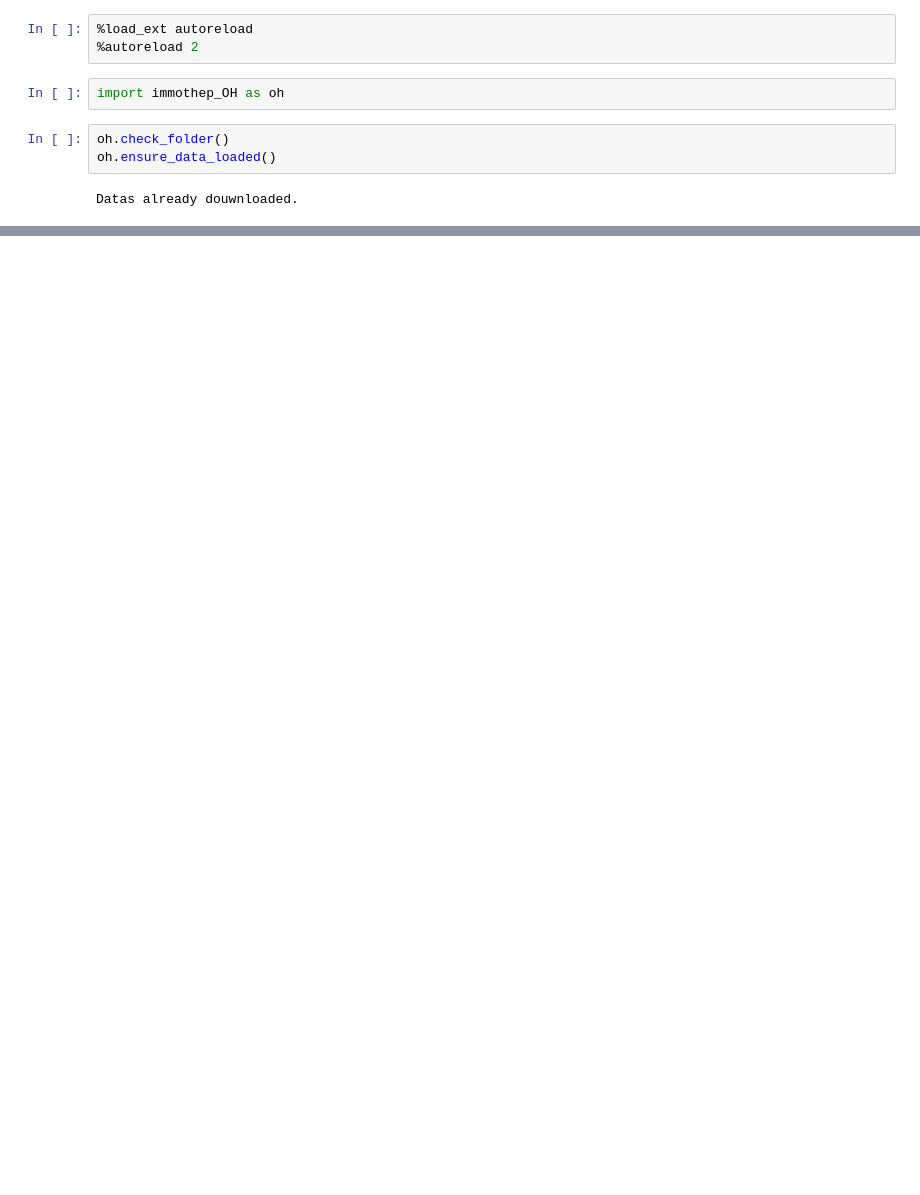
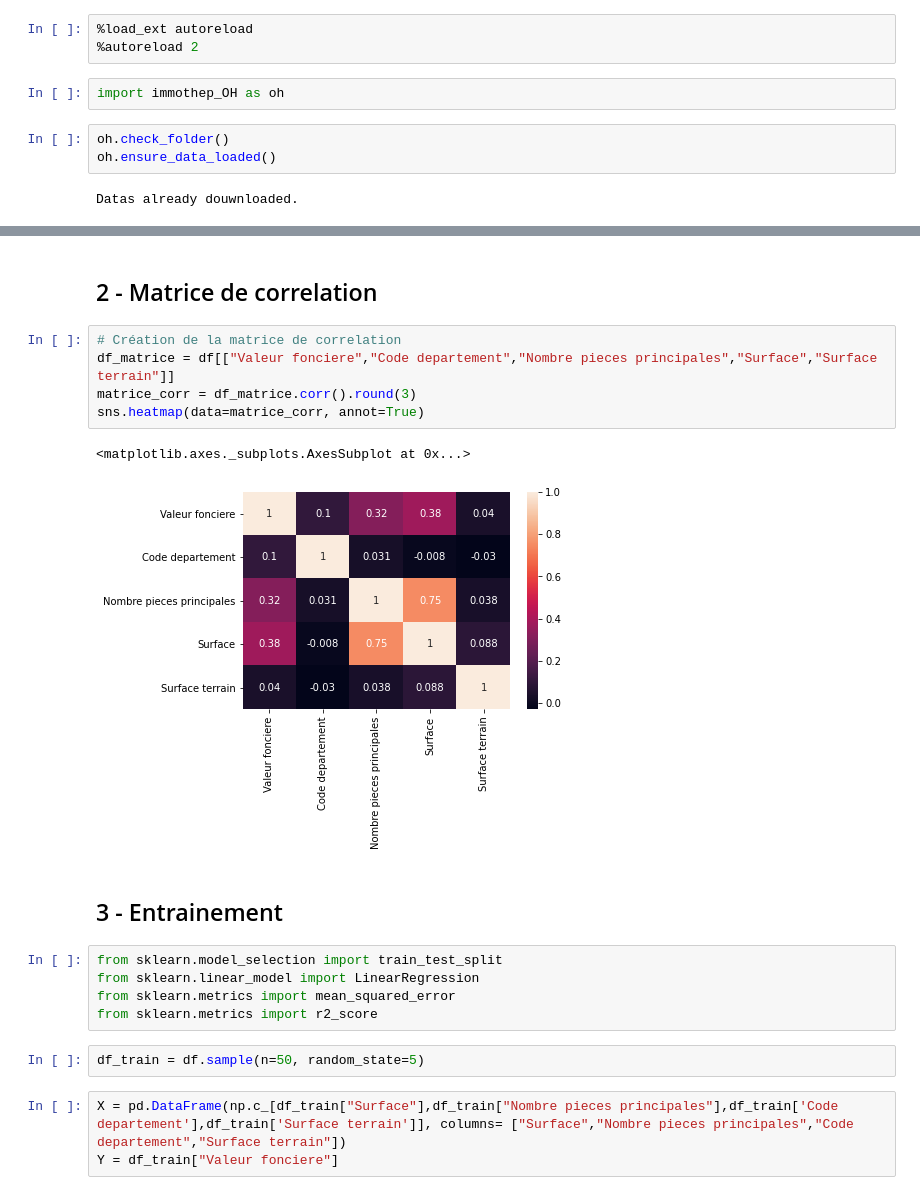
Before and after one commit to Orkaelle/Immothep, a Jupyter notebook: Immothep.ipynb, the cells around one changed output, grey strips where cells are left out. Cells and saved outputs as stored; diff of their text form; blank space fills up the shorter version.

```diff
--- a/Immothep.ipynb
+++ b/Immothep.ipynb
@@ -49,0 +98,22 @@ df['Surface reelle bati'].hist(bins=100, range=(0,380))
+# %% [markdown]
+## 2 - Matrice de correlation
+# %%
+# Création de la matrice de correlation
+df_matrice = df[["Valeur fonciere","Code departement","Nombre pieces principales","Surface","Surface terrain"]]
+matrice_corr = df_matrice.corr().round(3)
+sns.heatmap(data=matrice_corr, annot=True)
+# %% [output]
+<matplotlib.axes._subplots.AxesSubplot at 0x...>
+[figure, added]
+# %% [markdown]
+## 3 - Entrainement
+# %%
+from sklearn.model_selection import train_test_split
+from sklearn.linear_model import LinearRegression
+from sklearn.metrics import mean_squared_error
+from sklearn.metrics import r2_score
+# %%
+df_train = df.sample(n=50, random_state=5)
+# %%
+X = pd.DataFrame(np.c_[df_train["Surface"],df_train["Nombre pieces principales"],df_train['Code departement'],df_train['Surface terrain']], columns= ["Surface","Nombre pieces principales","Code departement","Surface terrain"])
+Y = df_train["Valeur fonciere"]
```
Also changed, not shown: parts of 20 cells of this notebook.
